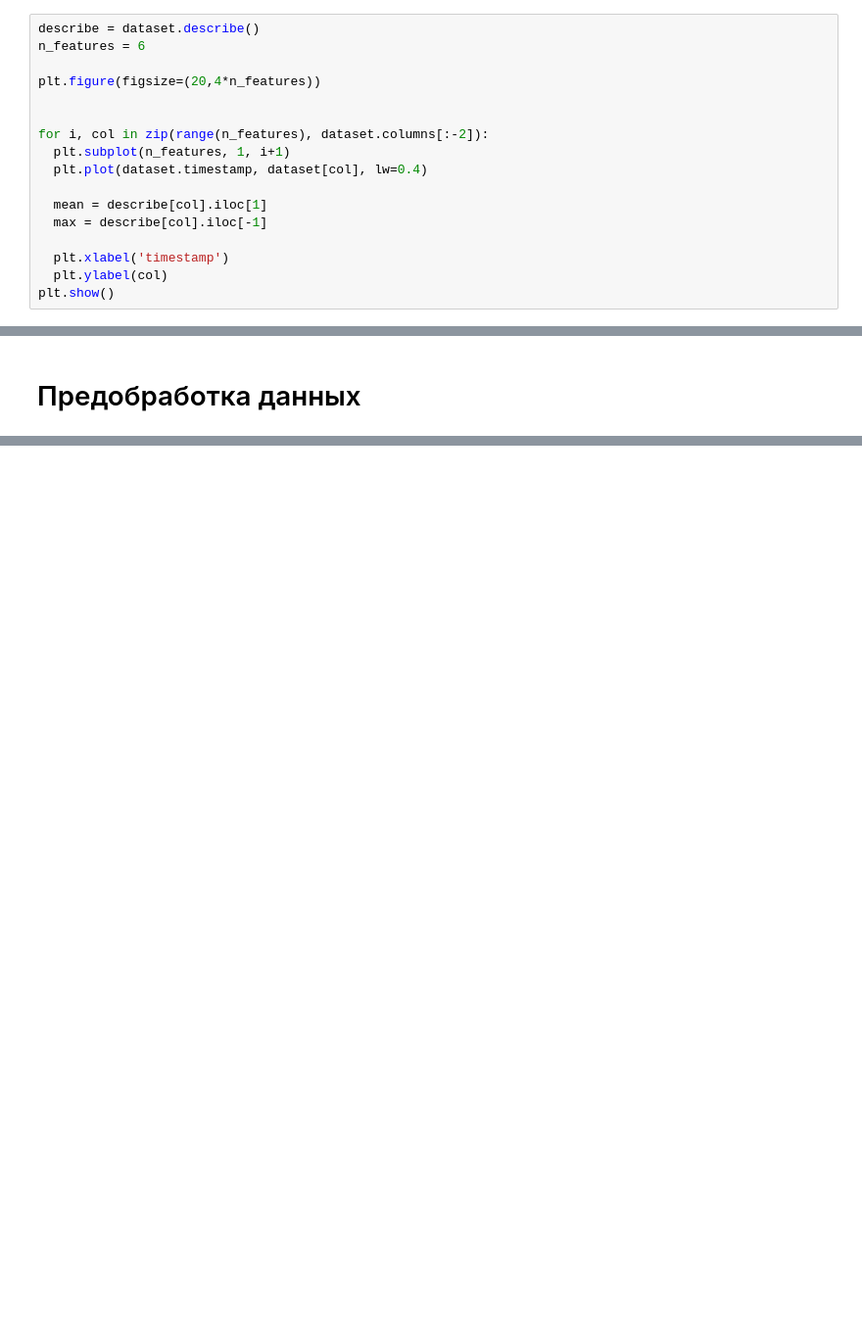
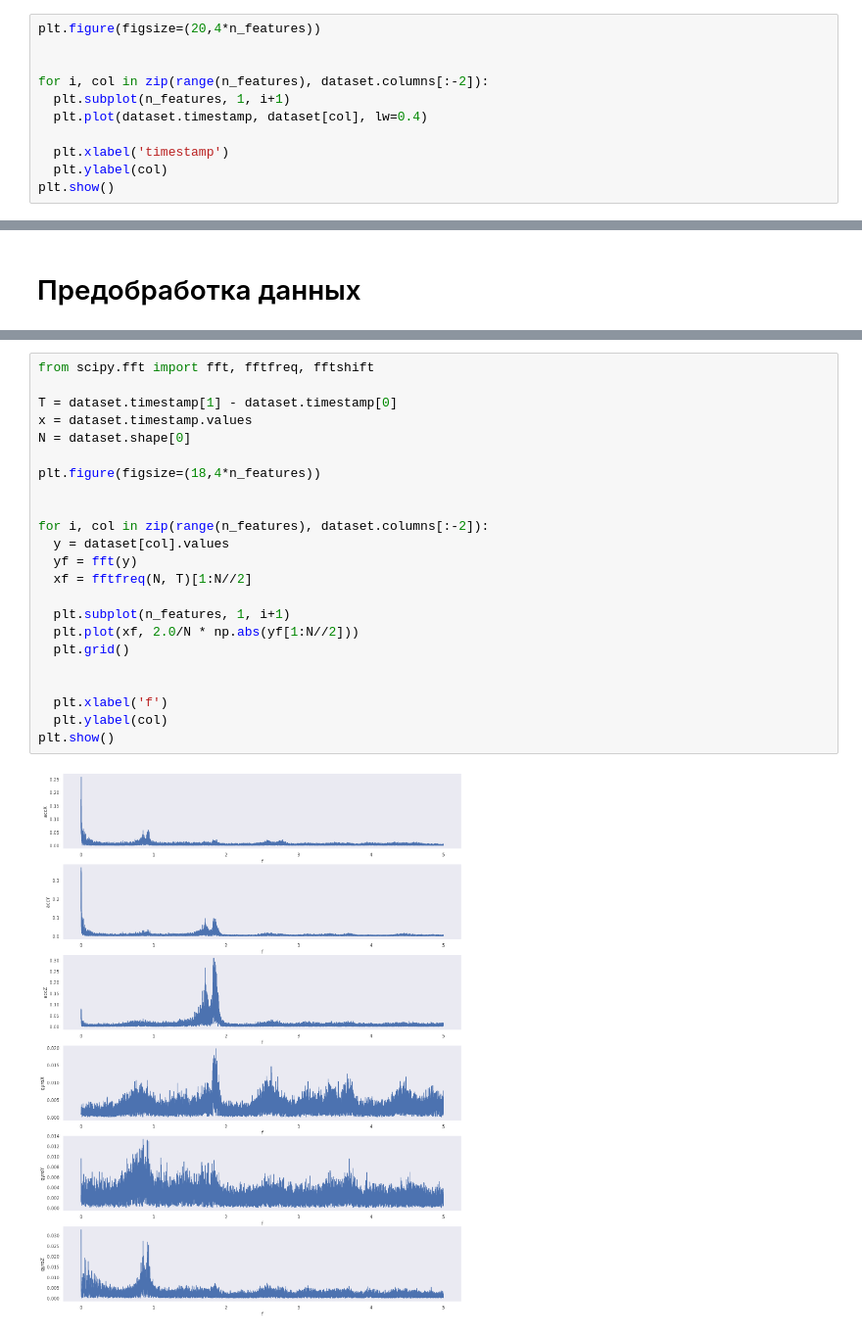
Before and after one commit to Gigdoz/AI-Technologies_ControlPoint, a Jupyter notebook: stop_detector.ipynb, the cells around one changed output, grey strips where cells are left out. Shown at 98% size. Drawn from its saved outputs; the diff is of its cells as text; blank space fills up the shorter version.

```diff
--- a/stop_detector.ipynb
+++ b/stop_detector.ipynb
@@ -145,9 +145,6 @@ for i, col in zip(range(n_features), dataset.columns[:-2]):
 # %% [markdown]
 ### Рассмотрим временные ряды
 # %%
-describe = dataset.describe()
-n_features = 6
-
 plt.figure(figsize=(20,4*n_features))
 
 
@@ -155,9 +152,6 @@ for i, col in zip(range(n_features), dataset.columns[:-2]):
   plt.subplot(n_features, 1, i+1)
   plt.plot(dataset.timestamp, dataset[col], lw=0.4)
 
-  mean = describe[col].iloc[1]
-  max = describe[col].iloc[-1]
-
   plt.xlabel('timestamp')
   plt.ylabel(col)
 plt.show()
@@ -198,0 +197,25 @@ Text(0, 0.5, 'Activity')
+# %%
+from scipy.fft import fft, fftfreq, fftshift
+
+T = dataset.timestamp[1] - dataset.timestamp[0]
+x = dataset.timestamp.values
+N = dataset.shape[0]
+
+plt.figure(figsize=(18,4*n_features))
+
+
+for i, col in zip(range(n_features), dataset.columns[:-2]):
+  y = dataset[col].values
+  yf = fft(y)
+  xf = fftfreq(N, T)[1:N//2]
+
+  plt.subplot(n_features, 1, i+1)
+  plt.plot(xf, 2.0/N * np.abs(yf[1:N//2]))
+  plt.grid()
+
+
+  plt.xlabel('f')
+  plt.ylabel(col)
+plt.show()
+# %% [output]
+[figure, added]
```
Also changed, not shown: parts of 17 cells of this notebook.
